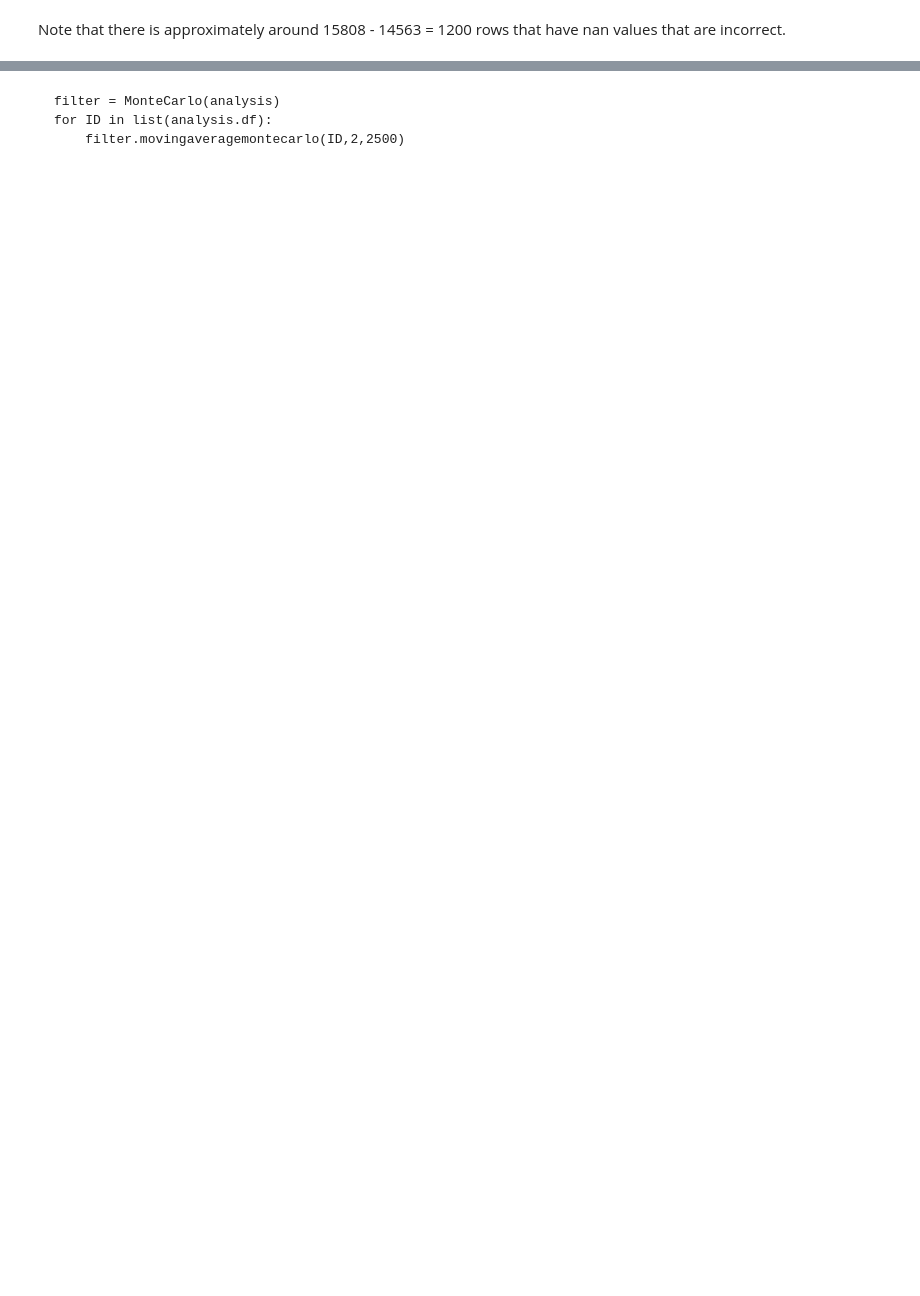
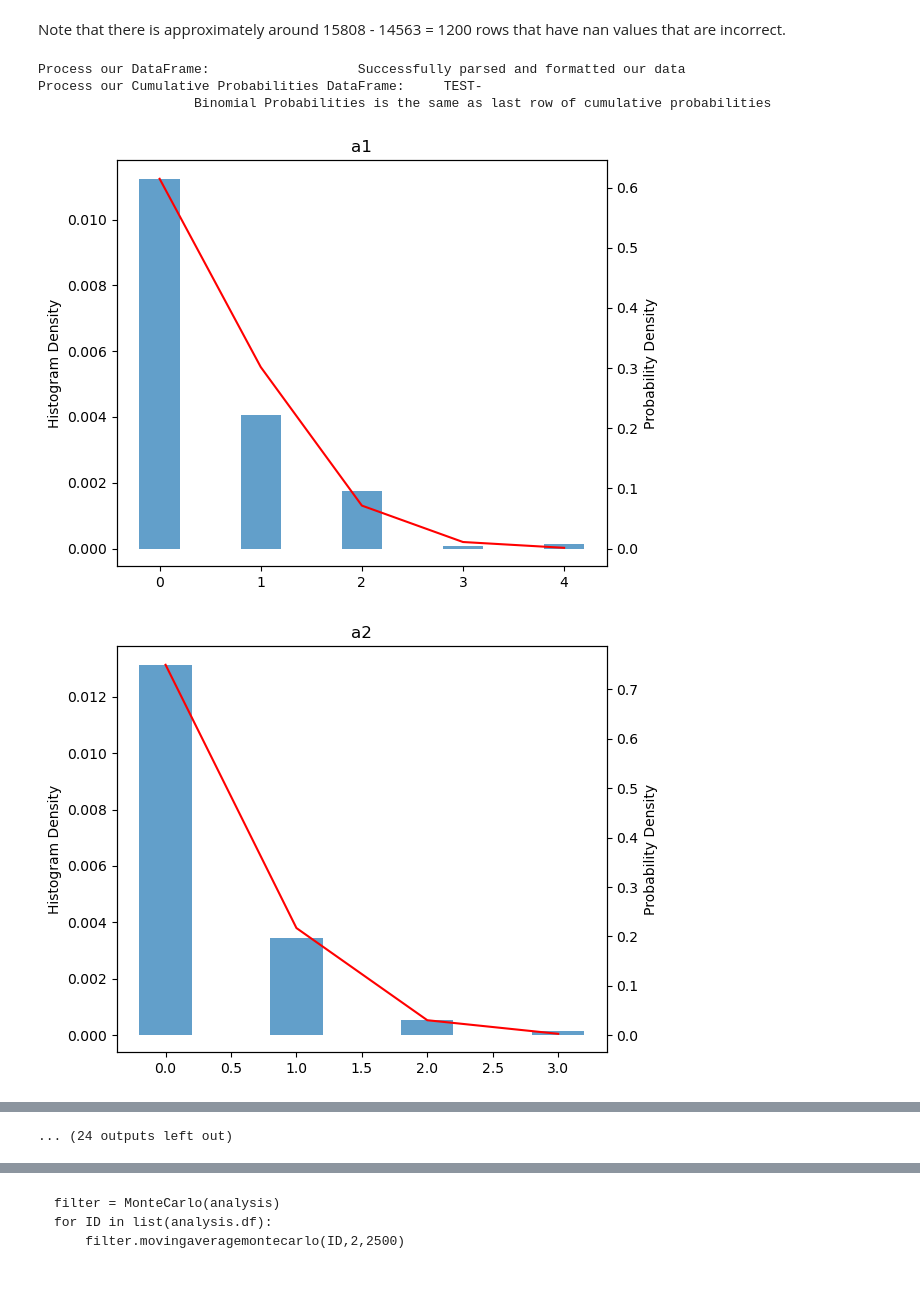
Before and after one commit to KvKid/Exploration-of-Sequential-Monte-Carlo-to-Time-Series-Data, a Jupyter notebook: main.ipynb, the cells around one changed output, grey strips where cells are left out. Drawn from its saved outputs; the diff is of its cells as text; code cells hidden in the pictures; blank space fills up the shorter version.

```diff
--- a/main.ipynb
+++ b/main.ipynb
@@ -217,3 +218,12 @@ class Model:
 
             plt.tight_layout()
             plt.show()
+# %%
+analysis3 = Model()
+analysis3.binplot2()
+# %% [output]
+Process our DataFrame:                   Successfully parsed and formatted our data
+Process our Cumulative Probabilities DataFrame:     TEST-
+                    Binomial Probabilities is the same as last row of cumulative probabilities
+[figure, added]
+[figure, added]
@@ -219,0 +239 @@ class Model:
+... (24 outputs left out)
```
Also changed, not shown: parts of 10 cells of this notebook.
